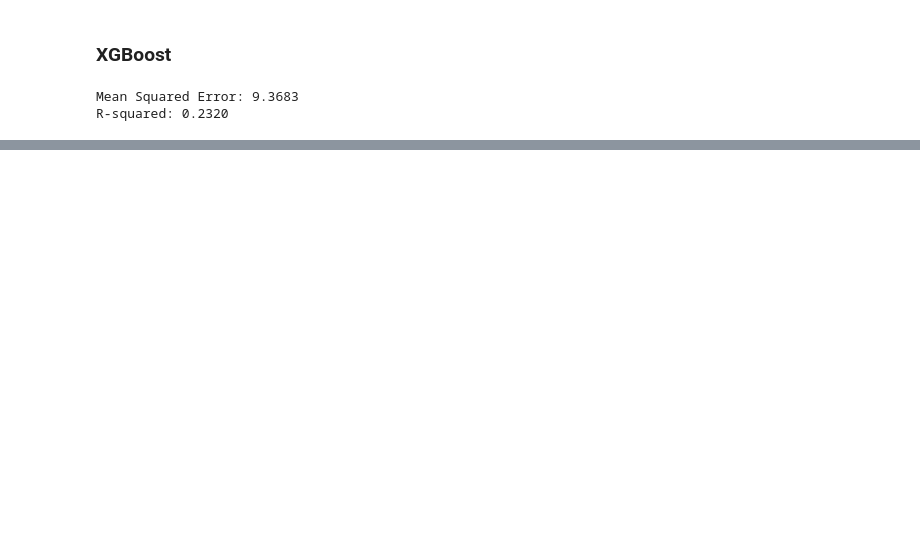
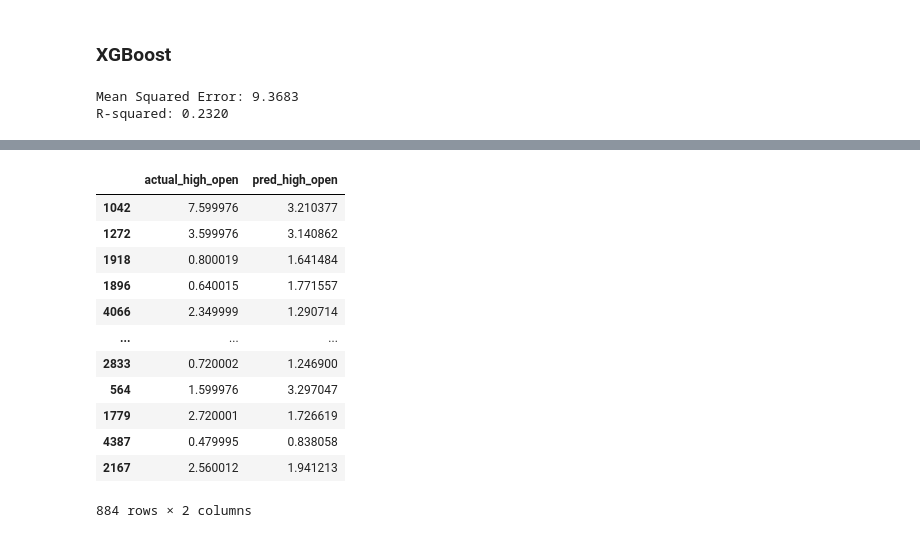
Before and after one commit to VibhuKrovvidi/USO_ETF_Day_Trading, a Jupyter notebook: notebooks/3_modelling.ipynb, the cells around one changed output, grey strips where cells are left out. Cells and saved outputs as stored; diff of their text form; code cells hidden in the pictures; blank space fills up the shorter version.

```diff
--- a/notebooks/3_modelling.ipynb
+++ b/notebooks/3_modelling.ipynb
@@ -463,0 +491,16 @@ Mean Squared Error: 7.122144186522102
+# %%
+y_test
+# %% [output]
+|  | actual_high_open | pred_high_open |
+| 1042 | 7.599976 | 3.210377 |
+| 1272 | 3.599976 | 3.140862 |
+| 1918 | 0.800019 | 1.641484 |
+| 1896 | 0.640015 | 1.771557 |
+| 4066 | 2.349999 | 1.290714 |
+| ... | ... | ... |
+| 2833 | 0.720002 | 1.246900 |
+| 564 | 1.599976 | 3.297047 |
+| 1779 | 2.720001 | 1.726619 |
+| 4387 | 0.479995 | 0.838058 |
+| 2167 | 2.560012 | 1.941213 |
+884 rows × 2 columns
```
Also changed, not shown: parts of 11 cells of this notebook, 2 other files.
